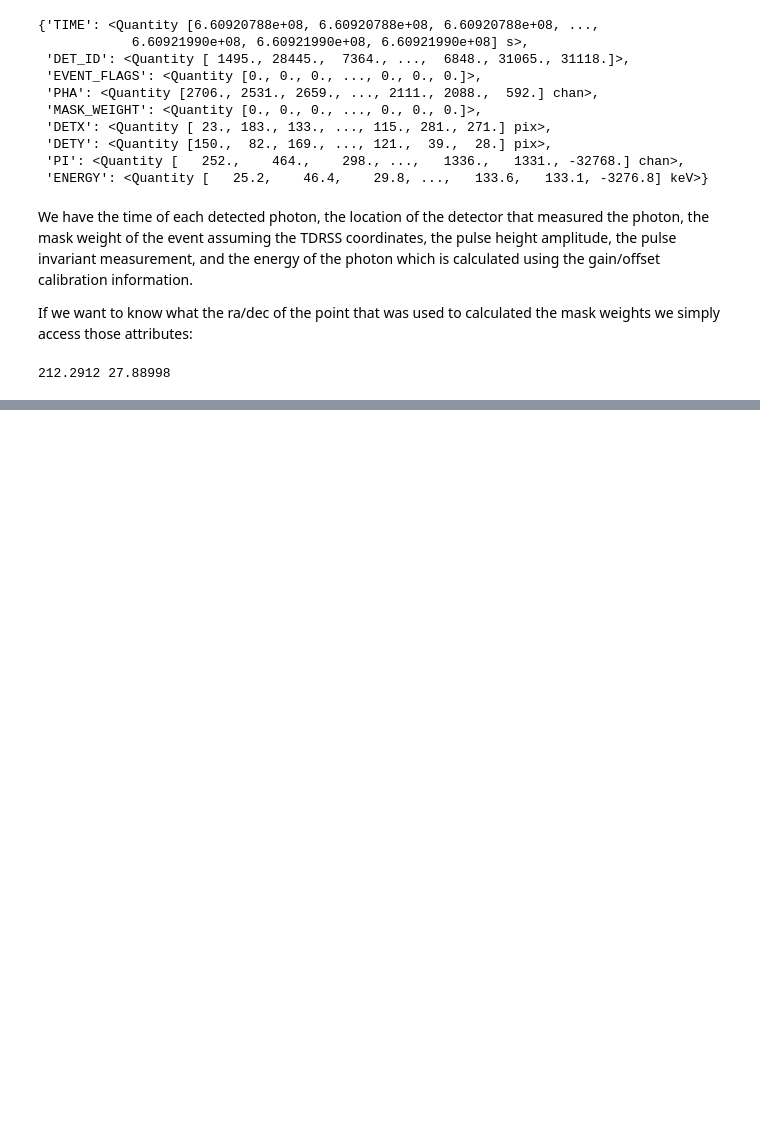
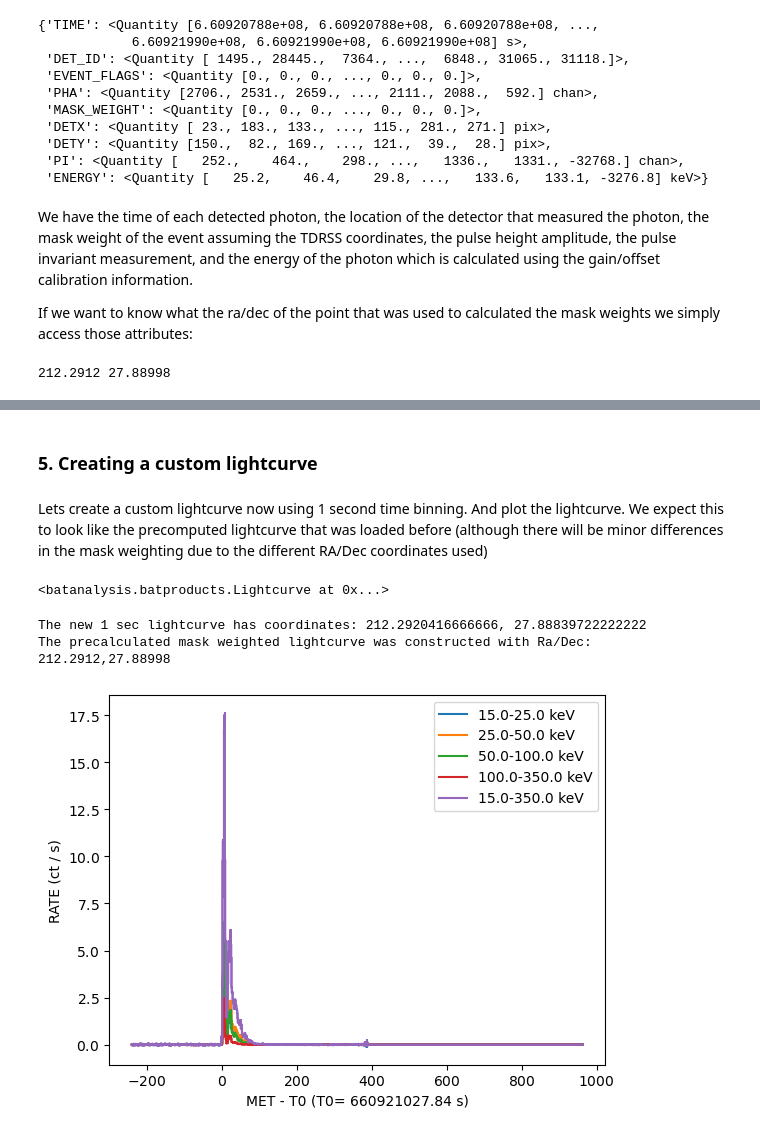
Before and after one commit to parsotat/BatAnalysis, a Jupyter notebook: notebooks/Example_TTE_data_analysis.ipynb, the cells around one changed output, grey strips where cells are left out. Saved outputs shown, nothing was run; the diff lists cells and outputs as text; code cells hidden in the pictures; blank space fills up the shorter version.

```diff
--- a/notebooks/Example_TTE_data_analysis.ipynb
+++ b/notebooks/Example_TTE_data_analysis.ipynb
@@ -312,0 +343,17 @@ These coordinates are
+# %% [markdown]
+### 5. Creating a custom lightcurve
+# %% [markdown]
+Lets create a custom lightcurve now using 1 second time binning. And plot the lightcurve. We expect this to look like the precomputed lightcurve that was loaded before (although there will be minor differences in the mask weighting due to the different RA/Dec coordinates used)
+# %%
+event.create_lightcurve(timedelta=np.timedelta64(1, "s"))
+# %% [output]
+<batanalysis.batproducts.Lightcurve at 0x...>
+# %%
+event.lightcurve.plot(T0=event.trigtime_met, plot_relative=True)
+event.lightcurve.lightcurve_file
+print(f"The new 1 sec lightcurve has coordinates: {event.lightcurve.ra}, {event.lightcurve.dec}")
+print(f"The precalculated mask weighted lightcurve was constructed with Ra/Dec: {lc_1s.ra},{lc_1s.dec}")
+# %% [output]
+The new 1 sec lightcurve has coordinates: 212.2920416666666, 27.88839722222222
+The precalculated mask weighted lightcurve was constructed with Ra/Dec: 212.2912,27.88998
+[figure, added]
```
Also changed, not shown: parts of 21 cells of this notebook.
